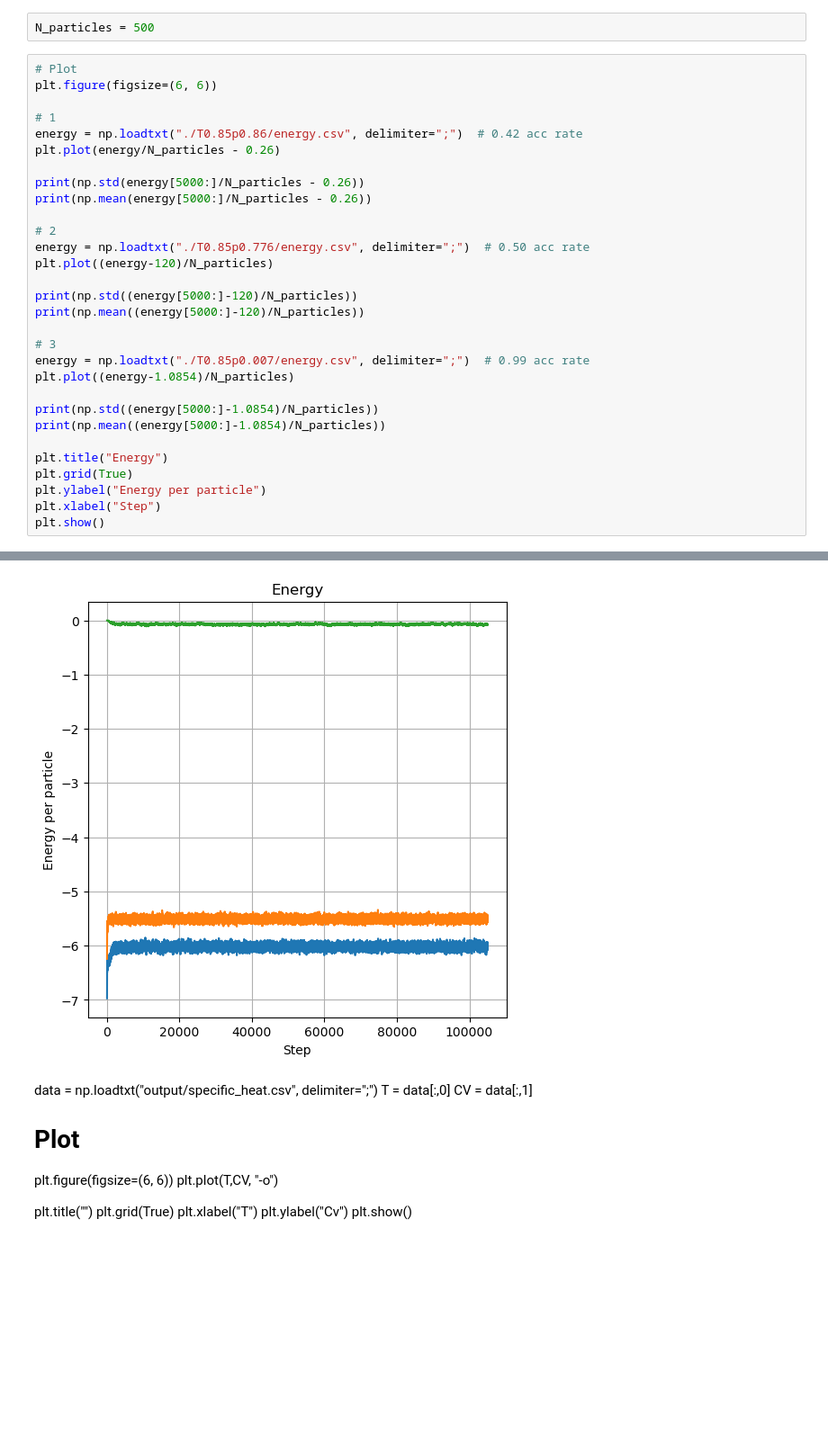
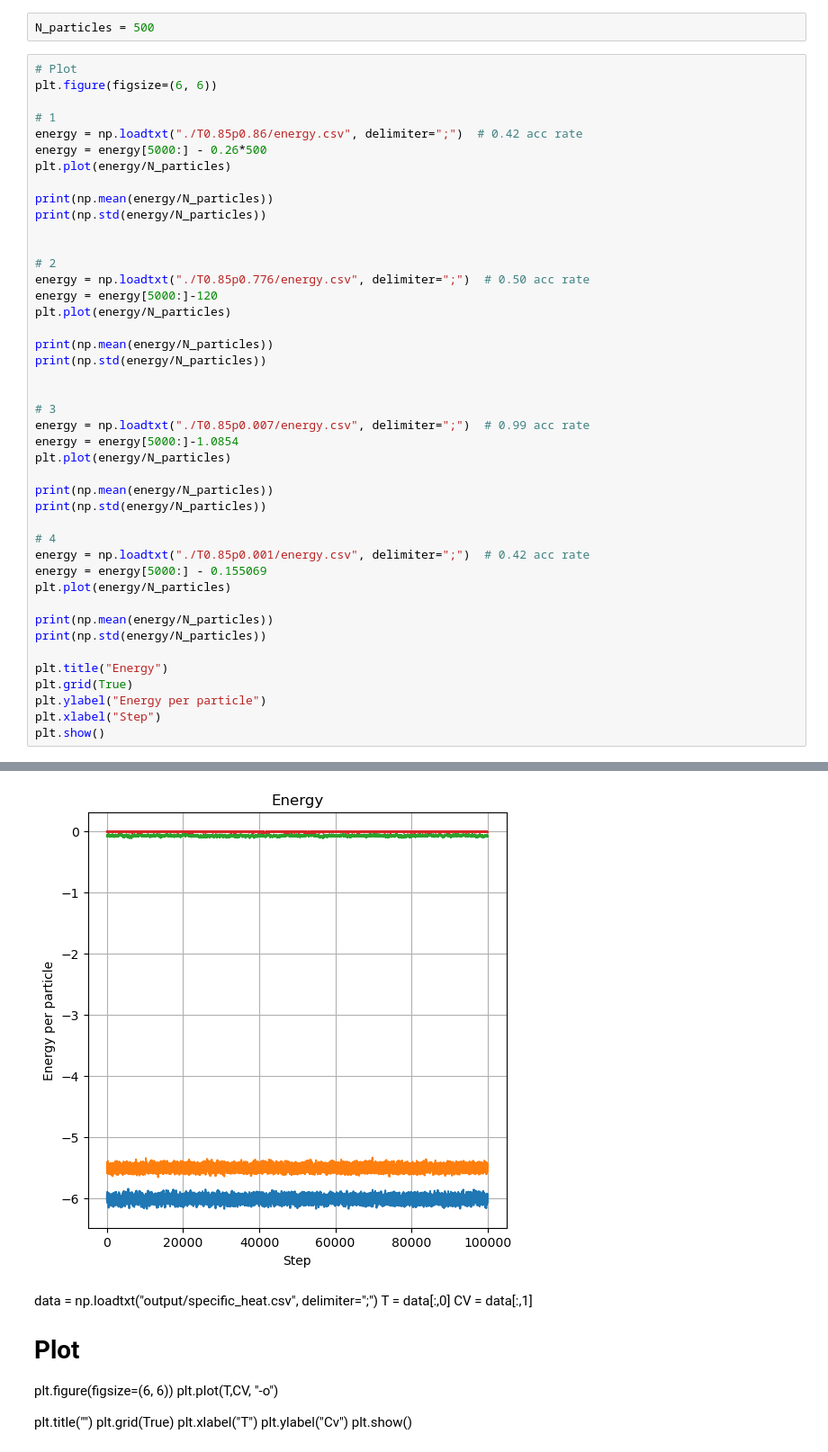
Before and after one commit to Sparisi01/montecarlo_particles_simulation, a Jupyter notebook: output/saves/Pure_LJ_nist/data_analysis.ipynb, the cells around one changed output, grey strips where cells are left out. Shown at 90% size. Saved outputs shown, nothing was run; the diff lists cells and outputs as text; blank space fills up the shorter version.

```diff
--- a/output/saves/Pure_LJ_nist/data_analysis.ipynb
+++ b/output/saves/Pure_LJ_nist/data_analysis.ipynb
@@ -13,24 +13,37 @@ plt.figure(figsize=(6, 6))
 
 # 1
 energy = np.loadtxt("./T0.85p0.86/energy.csv", delimiter=";")  # 0.42 acc rate
-plt.plot(energy/N_particles - 0.26)
+energy = energy[5000:] - 0.26*500
+plt.plot(energy/N_particles)
 
-print(np.std(energy[5000:]/N_particles - 0.26))
-print(np.mean(energy[5000:]/N_particles - 0.26))
+print(np.mean(energy/N_particles))
+print(np.std(energy/N_particles))
+
 
 # 2
 energy = np.loadtxt("./T0.85p0.776/energy.csv", delimiter=";")  # 0.50 acc rate
-plt.plot((energy-120)/N_particles)
+energy = energy[5000:]-120
+plt.plot(energy/N_particles)
 
-print(np.std((energy[5000:]-120)/N_particles))
-print(np.mean((energy[5000:]-120)/N_particles))
+print(np.mean(energy/N_particles))
+print(np.std(energy/N_particles))
+
 
 # 3
 energy = np.loadtxt("./T0.85p0.007/energy.csv", delimiter=";")  # 0.99 acc rate
-plt.plot((energy-1.0854)/N_particles)
+energy = energy[5000:]-1.0854
+plt.plot(energy/N_particles)
 
-print(np.std((energy[5000:]-1.0854)/N_particles))
-print(np.mean((energy[5000:]-1.0854)/N_particles))
+print(np.mean(energy/N_particles))
+print(np.std(energy/N_particles))
+
+# 4
+energy = np.loadtxt("./T0.85p0.001/energy.csv", delimiter=";")  # 0.42 acc rate
+energy = energy[5000:] - 0.155069
+plt.plot(energy/N_particles)
+
+print(np.mean(energy/N_particles))
+print(np.std(energy/N_particles))
 
 plt.title("Energy")
 plt.grid(True)
@@ -47,4 +62,4 @@ plt.show()
-[figure, old version]
+[figure, new version]
 # %% [markdown]
 data = np.loadtxt("output/specific_heat.csv", delimiter=";")
 T = data[:,0]
```
Also changed, not shown: parts of 3 cells of this notebook, 7 other files.
